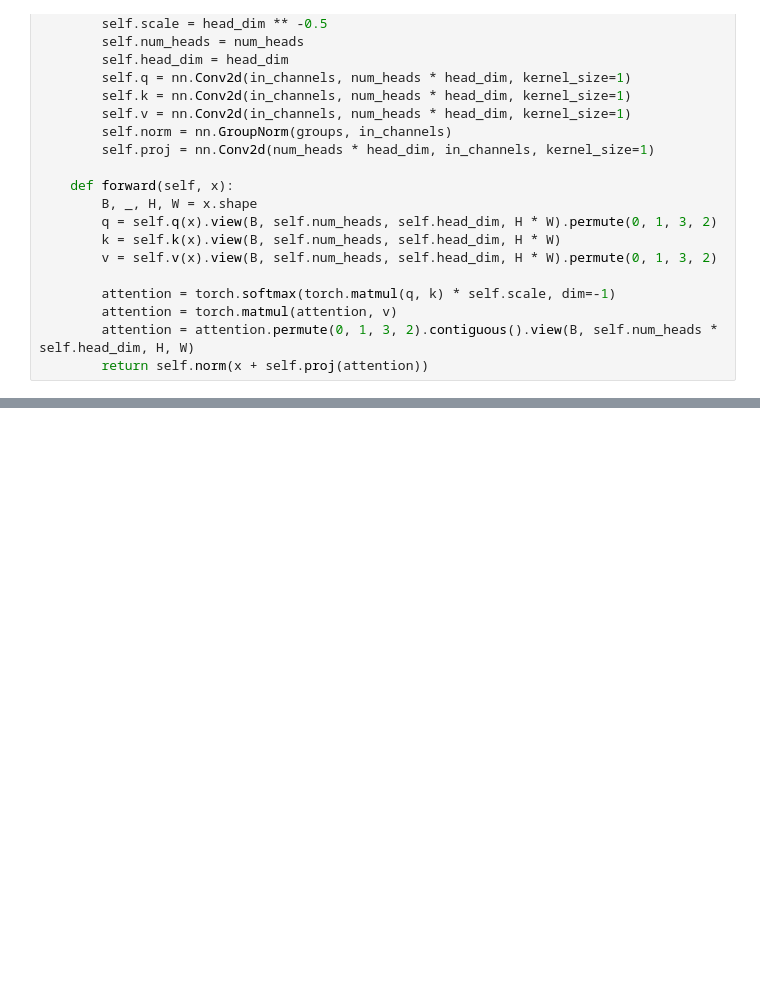
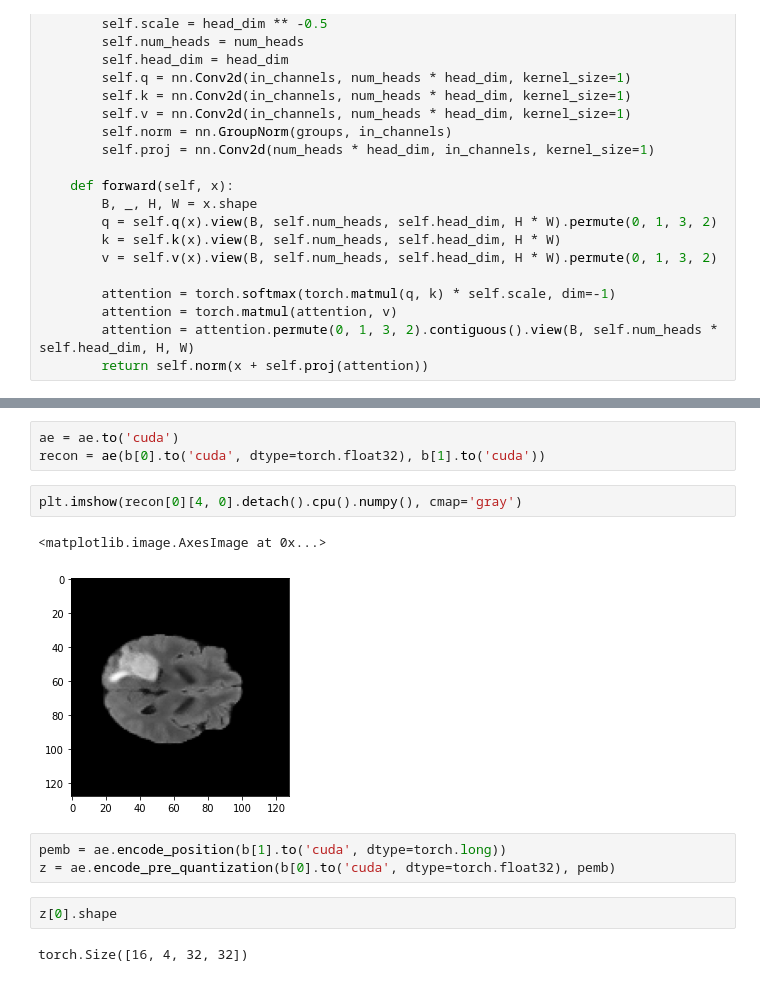
Before and after one commit to Arksyd96/cross_correlation_ldm, a Jupyter notebook: test.ipynb, the cells around one changed output, grey strips where cells are left out. Saved outputs shown, nothing was run; the diff lists cells and outputs as text; blank space fills up the shorter version.

```diff
--- a/test.ipynb
+++ b/test.ipynb
@@ -49,0 +92,15 @@ AssertionError: was expecting embedding dimension of 256, but got 262144
+# %%
+ae = ae.to('cuda')
+recon = ae(b[0].to('cuda', dtype=torch.float32), b[1].to('cuda'))
+# %%
+plt.imshow(recon[0][4, 0].detach().cpu().numpy(), cmap='gray')
+# %% [output]
+<matplotlib.image.AxesImage at 0x...>
+[figure, added]
+# %%
+pemb = ae.encode_position(b[1].to('cuda', dtype=torch.long))
+z = ae.encode_pre_quantization(b[0].to('cuda', dtype=torch.float32), pemb)
+# %%
+z[0].shape
+# %% [output]
+torch.Size([16, 4, 32, 32])
```
Also changed, not shown: parts of 5 cells of this notebook, 9 other files.
